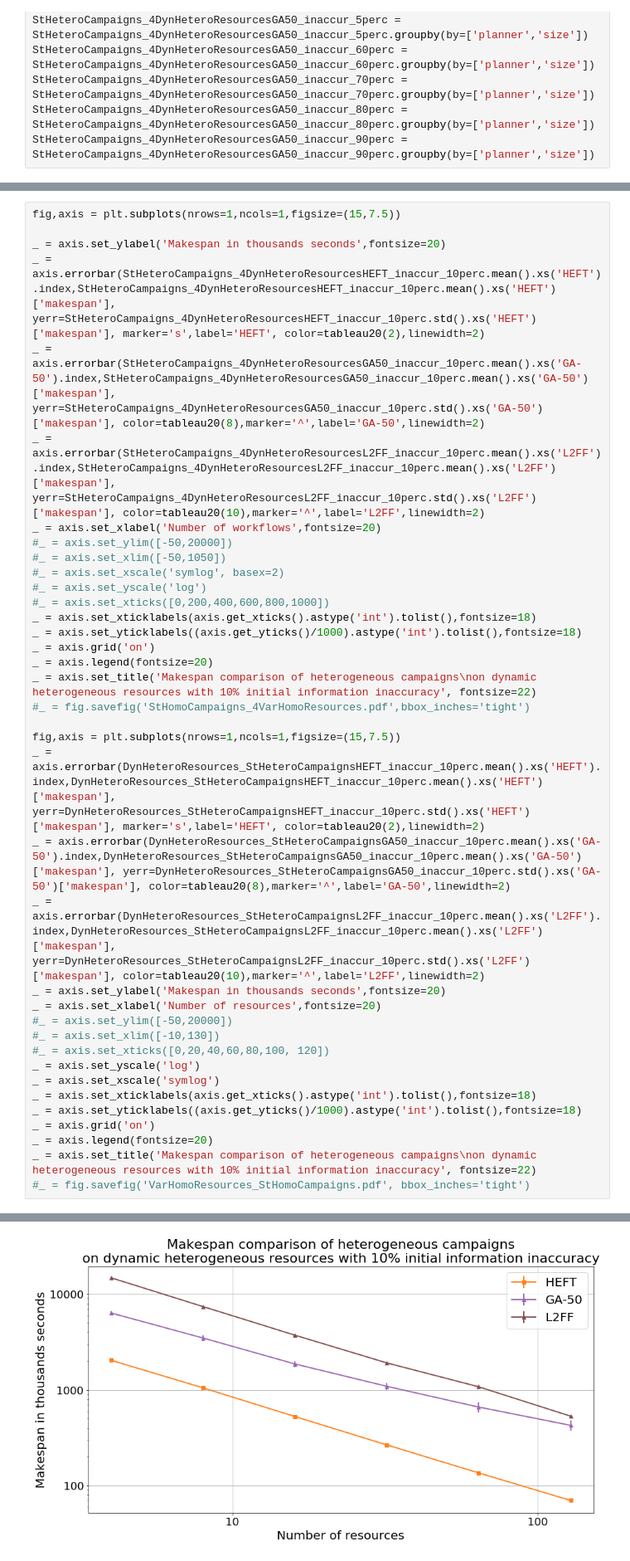
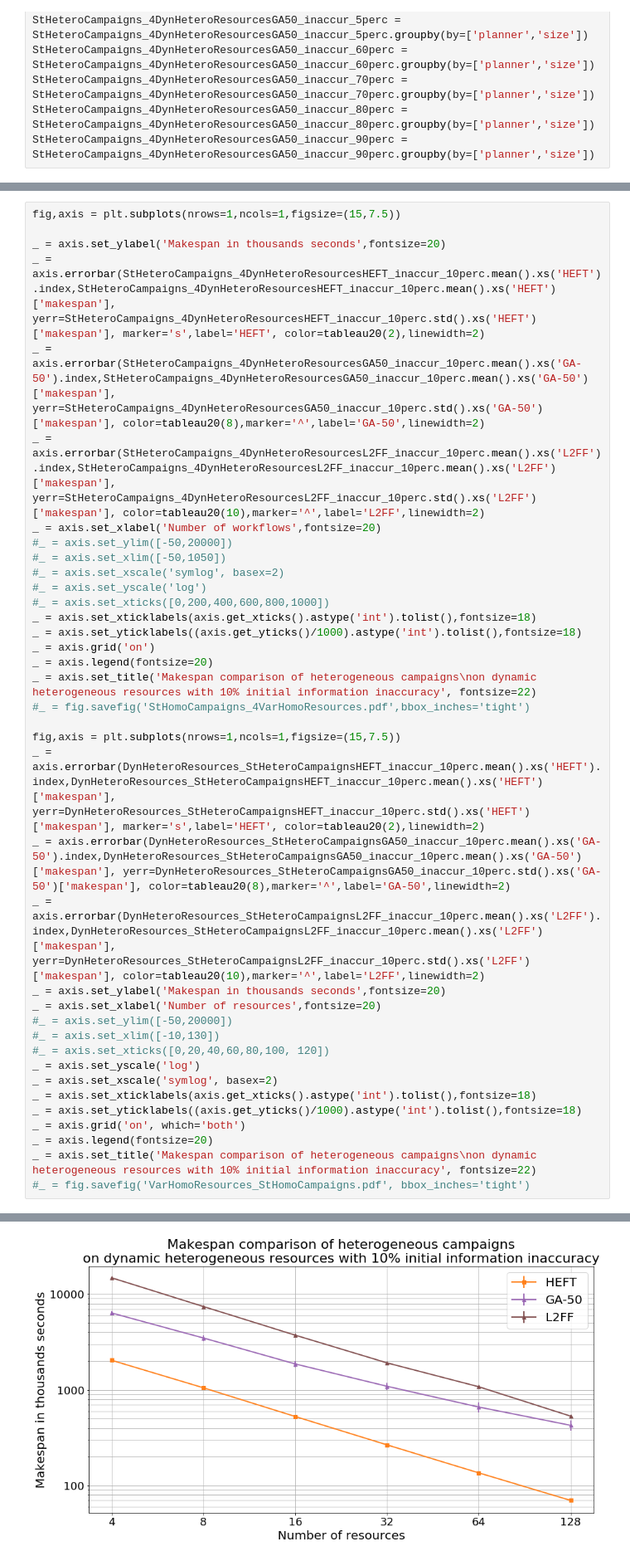
Before and after one commit to radical-experiments/campaign_manager, a Jupyter notebook: Notebooks/Experiment4.ipynb, the cells around one changed output, grey strips where cells are left out. Shown at 83% size. Drawn from its saved outputs; the diff is of its cells as text.

```diff
--- a/Notebooks/Experiment4.ipynb
+++ b/Notebooks/Experiment4.ipynb
@@ -280,36 +280,36 @@ _ = axis.errorbar(StHeteroCampaigns_4DynHeteroResourcesL2FF_inaccur_10perc.mean(
 _ = axis.set_xlabel('Number of workflows',fontsize=20)
 #_ = axis.set_ylim([-50,20000])
 #_ = axis.set_xlim([-50,1050])
 #_ = axis.set_xscale('symlog', basex=2)
 #_ = axis.set_yscale('log')
 #_ = axis.set_xticks([0,200,400,600,800,1000])
 _ = axis.set_xticklabels(axis.get_xticks().astype('int').tolist(),fontsize=18)
 _ = axis.set_yticklabels((axis.get_yticks()/1000).astype('int').tolist(),fontsize=18)
 _ = axis.grid('on')
 _ = axis.legend(fontsize=20)
 _ = axis.set_title('Makespan comparison of heterogeneous campaigns\non dynamic heterogeneous resources with 10% initial information inaccuracy', fontsize=22)
 #_ = fig.savefig('StHomoCampaigns_4VarHomoResources.pdf',bbox_inches='tight')
 
 fig,axis = plt.subplots(nrows=1,ncols=1,figsize=(15,7.5))
 _ = axis.errorbar(DynHeteroResources_StHeteroCampaignsHEFT_inaccur_10perc.mean().xs('HEFT').index,DynHeteroResources_StHeteroCampaignsHEFT_inaccur_10perc.mean().xs('HEFT')['makespan'], yerr=DynHeteroResources_StHeteroCampaignsHEFT_inaccur_10perc.std().xs('HEFT')['makespan'], marker='s',label='HEFT', color=tableau20(2),linewidth=2)
 _ = axis.errorbar(DynHeteroResources_StHeteroCampaignsGA50_inaccur_10perc.mean().xs('GA-50').index,DynHeteroResources_StHeteroCampaignsGA50_inaccur_10perc.mean().xs('GA-50')['makespan'], yerr=DynHeteroResources_StHeteroCampaignsGA50_inaccur_10perc.std().xs('GA-50')['makespan'], color=tableau20(8),marker='^',label='GA-50',linewidth=2)
 _ = axis.errorbar(DynHeteroResources_StHeteroCampaignsL2FF_inaccur_10perc.mean().xs('L2FF').index,DynHeteroResources_StHeteroCampaignsL2FF_inaccur_10perc.mean().xs('L2FF')['makespan'], yerr=DynHeteroResources_StHeteroCampaignsL2FF_inaccur_10perc.std().xs('L2FF')['makespan'], color=tableau20(10),marker='^',label='L2FF',linewidth=2)
 _ = axis.set_ylabel('Makespan in thousands seconds',fontsize=20)
 _ = axis.set_xlabel('Number of resources',fontsize=20)
 #_ = axis.set_ylim([-50,20000])
 #_ = axis.set_xlim([-10,130])
 #_ = axis.set_xticks([0,20,40,60,80,100, 120])
 _ = axis.set_yscale('log')
-_ = axis.set_xscale('symlog')
+_ = axis.set_xscale('symlog', basex=2)
 _ = axis.set_xticklabels(axis.get_xticks().astype('int').tolist(),fontsize=18)
 _ = axis.set_yticklabels((axis.get_yticks()/1000).astype('int').tolist(),fontsize=18)
-_ = axis.grid('on')
+_ = axis.grid('on', which='both')
 _ = axis.legend(fontsize=20)
 _ = axis.set_title('Makespan comparison of heterogeneous campaigns\non dynamic heterogeneous resources with 10% initial information inaccuracy', fontsize=22)
 #_ = fig.savefig('VarHomoResources_StHomoCampaigns.pdf', bbox_inches='tight')
 # %% [output]
 [figure]
-[figure, old version]
+[figure, new version]
 # %%
 fig,axis = plt.subplots(nrows=1,ncols=1,figsize=(15,7.5))
 
```
Also changed, not shown: parts of 9 cells of this notebook, 3 other files.
